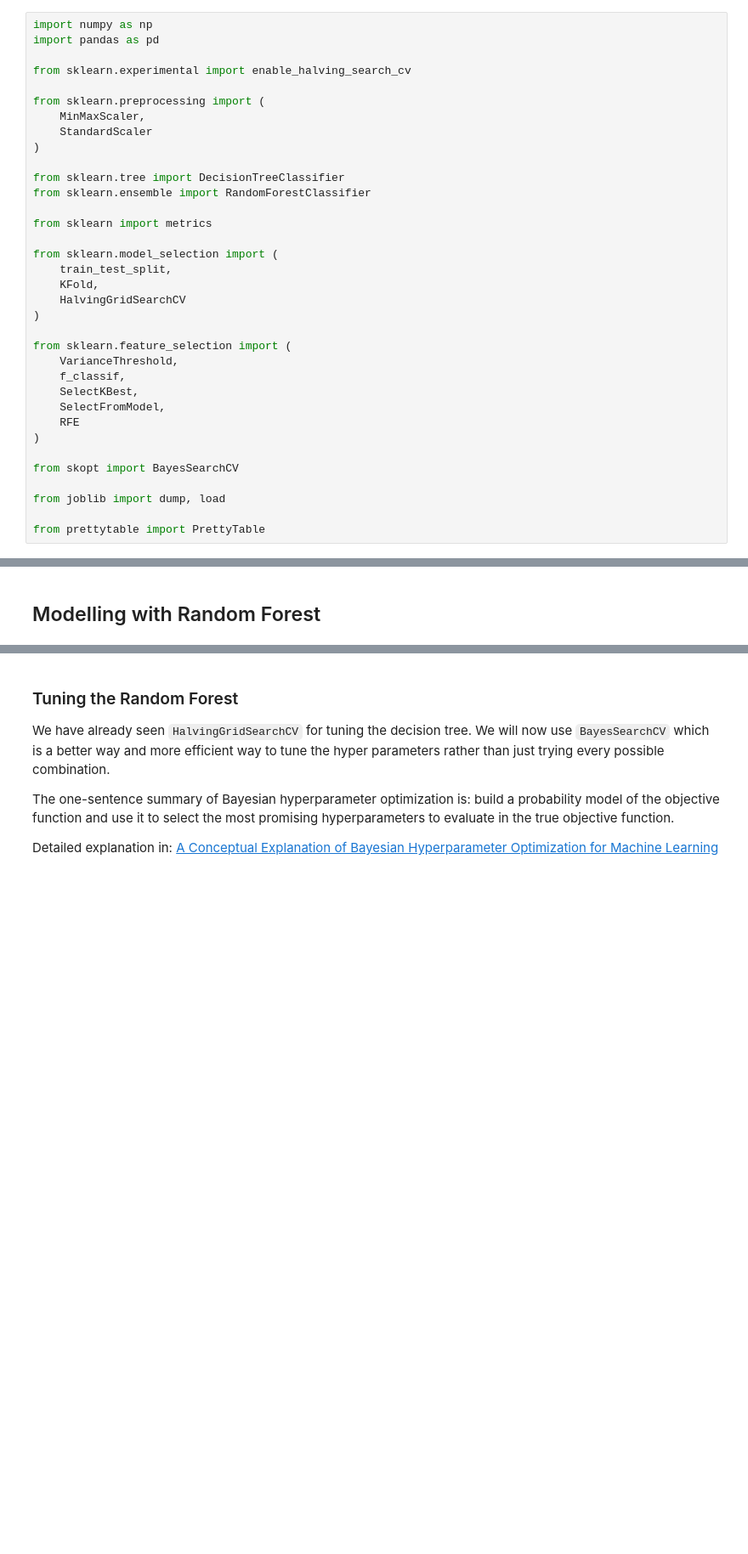
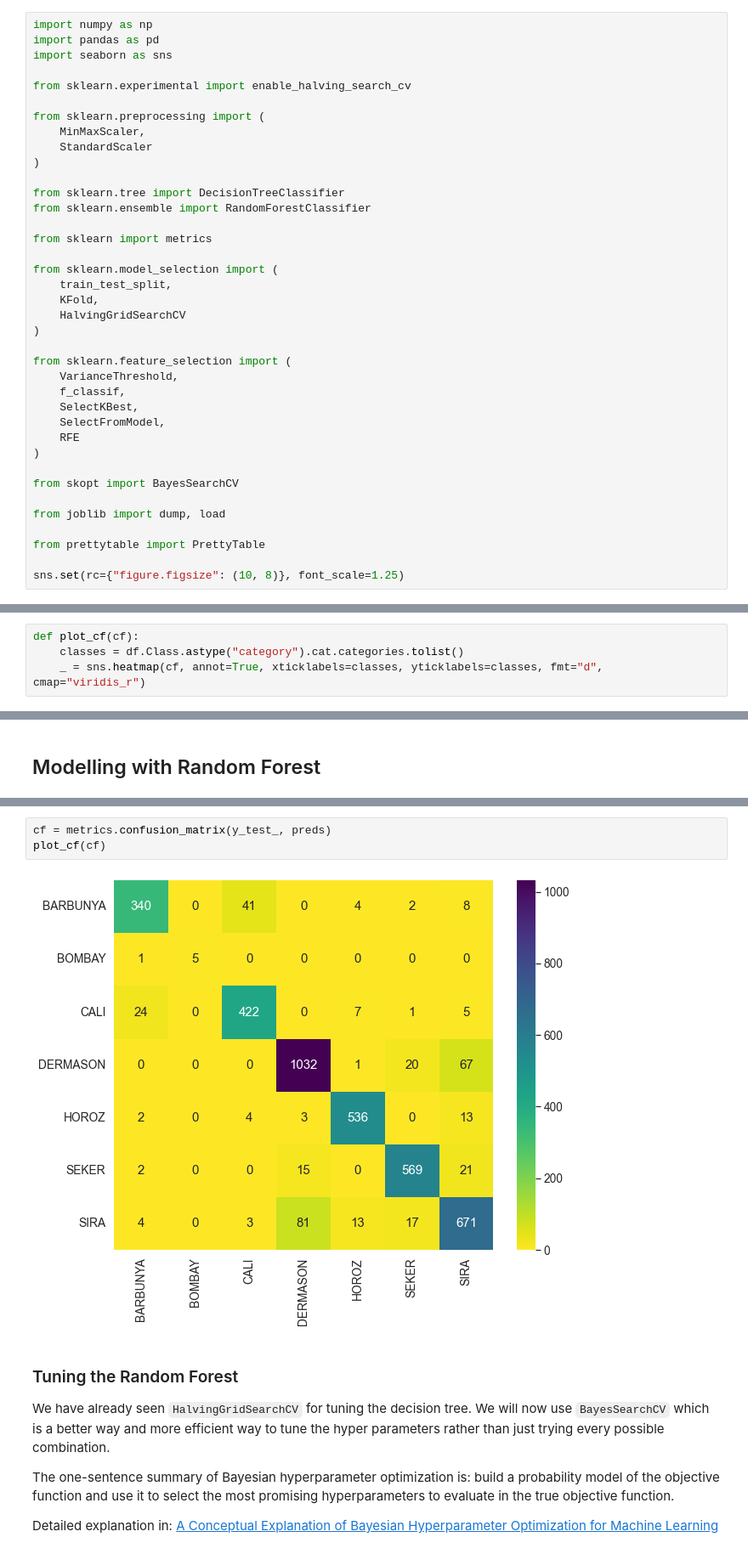
Before and after one commit to Abhiswain97/DryBeanClassification, a Jupyter notebook: Phase-3-Feature-Selection-and-Modelling .ipynb, the cells around one changed output, grey strips where cells are left out. Shown at 85% size. Saved outputs shown, nothing was run; the diff lists cells and outputs as text; blank space fills up the shorter version.

Commit message:
Added confusion matrices

```diff
--- a/Phase-3-Feature-Selection-and-Modelling .ipynb
+++ b/Phase-3-Feature-Selection-and-Modelling .ipynb
@@ -6,6 +6,7 @@
 # %%
 import numpy as np
 import pandas as pd
+import seaborn as sns
 
 from sklearn.experimental import enable_halving_search_cv
 
@@ -38,6 +39,8 @@ from skopt import BayesSearchCV
 from joblib import dump, load
 
 from prettytable import PrettyTable
+
+sns.set(rc={"figure.figsize": (10, 8)}, font_scale=1.25)
 # %%
 df = pd.read_csv("./cleaned_data/Data_removed_outlier_iqr.csv")
 # %%
@@ -284,6 +287,10 @@ Let's start with features selected using the ANOVA F-test
 
 Our metric of choice is going to be `Weighted F1-score`.
 Here's a very good explanation for it: [link](https://stats.stackexchange.com/questions/463224/which-performance-metrics-for-highly-imbalanced-multiclass-dataset)
+# %%
+def plot_cf(cf):
+    classes = df.Class.astype("category").cat.categories.tolist()
+    _ = sns.heatmap(cf, annot=True, xticklabels=classes, yticklabels=classes, fmt="d", cmap="viridis_r")
 # %%
 feats = anova_filter.get_feature_names_out().tolist()
 # %%
@@ -448,6 +455,11 @@ Prediction from the baseline model, F1-score: 0.9078855725000966
 [Parallel(n_jobs=8)]: Using backend ThreadingBackend with 8 concurrent workers.
 [Parallel(n_jobs=8)]: Done  34 tasks      | elapsed:    0.0s
 [Parallel(n_jobs=8)]: Done 100 out of 100 | elapsed:    0.0s finished
+# %%
+cf = metrics.confusion_matrix(y_test_, preds)
+plot_cf(cf)
+# %% [output]
+[figure, added]
 # %% [markdown]
 ### Tuning the Random Forest
 
```
Also changed, not shown: parts of 25 cells of this notebook.
